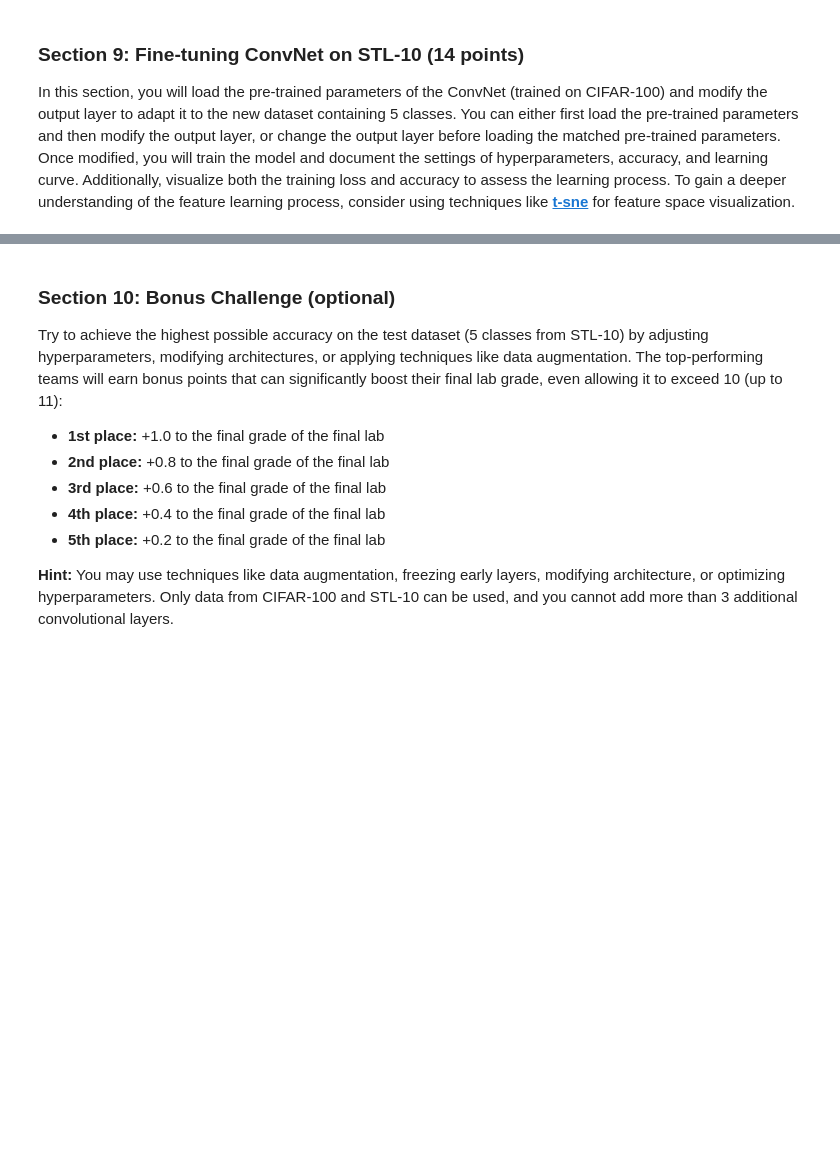
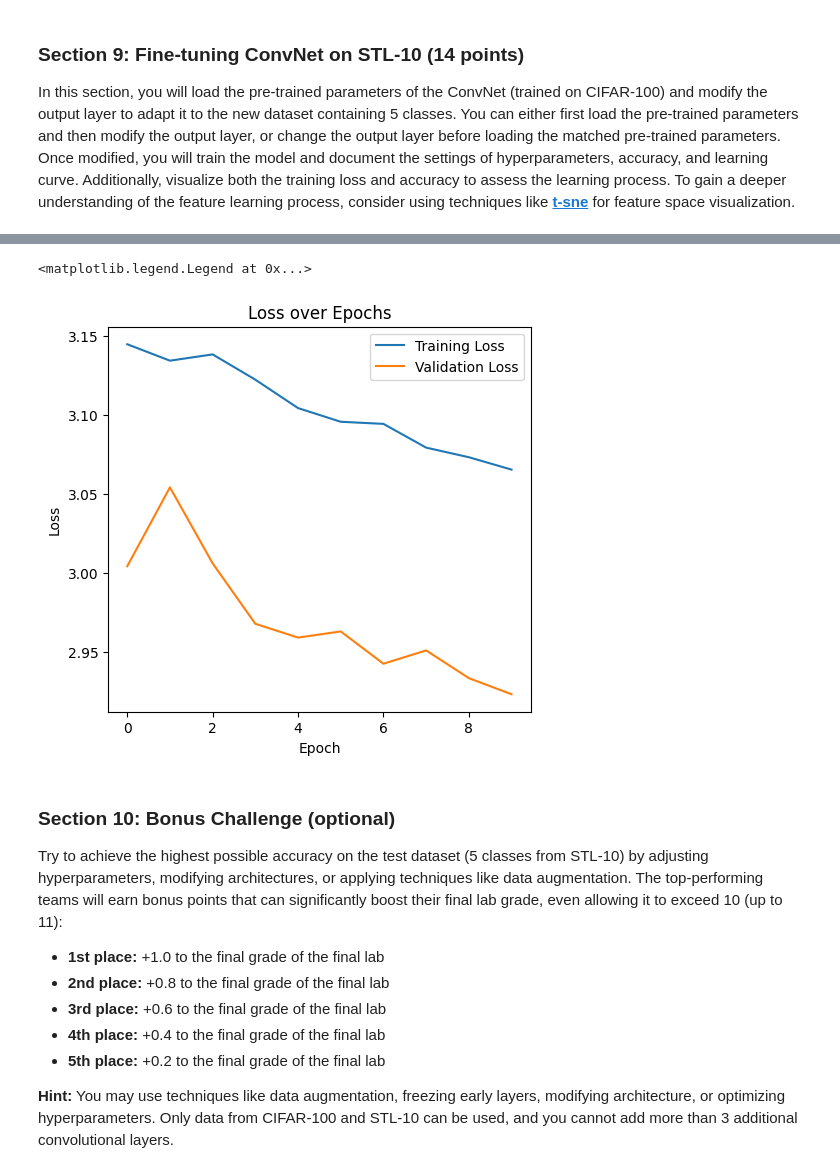
Before and after one commit to zzgsdddz/cv1_lab1, a Jupyter notebook: cv1-final-lab-part-2-main/cv1-final-lab-part-2.ipynb, the cells around one changed output, grey strips where cells are left out. Cells and saved outputs as stored; diff of their text form; code cells hidden in the pictures; blank space fills up the shorter version.

```diff
--- a/cv1-final-lab-part-2-main/cv1-final-lab-part-2.ipynb
+++ b/cv1-final-lab-part-2-main/cv1-final-lab-part-2.ipynb
@@ -1387,0 +1489,19 @@ In this section, you will load the pre-trained parameters of the ConvNet (traine
+# %%
+# YOUR CODE HERE
+new_model = ConvNet()
+new_model.load_state_dict(torch.load('conv_net_params.pth'))
+
+new_model.fc2 = nn.Linear(in_features=84, out_features=5)
+
+criterion = nn.CrossEntropyLoss() # Because it makes more sense for classifycation
+optimizer = optim.SGD(conv_net.parameters(), lr=0.01, momentum=0.9)
+
+# Train the ConvNet model
+print("\nTraining ConvNet:")
+train_accuracies, train_losses, val_losses = train(conv_net, train_data_loader, val_data_loader, criterion, optimizer, epochs=10)
+
+# Validate the ConvNet model
+print("Validating ConvNet:")
+val_accuracy,val_loss = validate(conv_net, test_data_loader)
+
+torch.save(conv_net.state_dict(), 'new_net_params.pth')
@@ -1388,3 +1526,27 @@ In this section, you will load the pre-trained parameters of the ConvNet (traine
+# %%
+# Plotting the loss
+plt.figure(figsize=(12, 5))
+plt.subplot(1, 2, 1)
+plt.plot(train_losses, label='Training Loss')
+plt.plot(val_losses, label='Validation Loss')
+plt.title('Loss over Epochs')
+plt.xlabel('Epoch')
+plt.ylabel('Loss')
+plt.legend()
+
+# # Plotting the accuracy
+# plt.subplot(1, 2, 2)
+# plt.plot(train_accuracies, label='Training Accuracy')
+# plt.plot(val_accuracies, label='Validation Accuracy')
+# plt.title('Accuracy over Epochs')
+# plt.xlabel('Epoch')
+# plt.ylabel('Accuracy')
+# plt.legend()
+
+# plt.show()
+# %% [output]
+<matplotlib.legend.Legend at 0x...>
+[figure, added]
 # %% [markdown]
 <a id="section-10"></a>
 ### **Section 10: Bonus Challenge (optional)**
```
Also changed, not shown: parts of 8 cells of this notebook, 3 other files.
